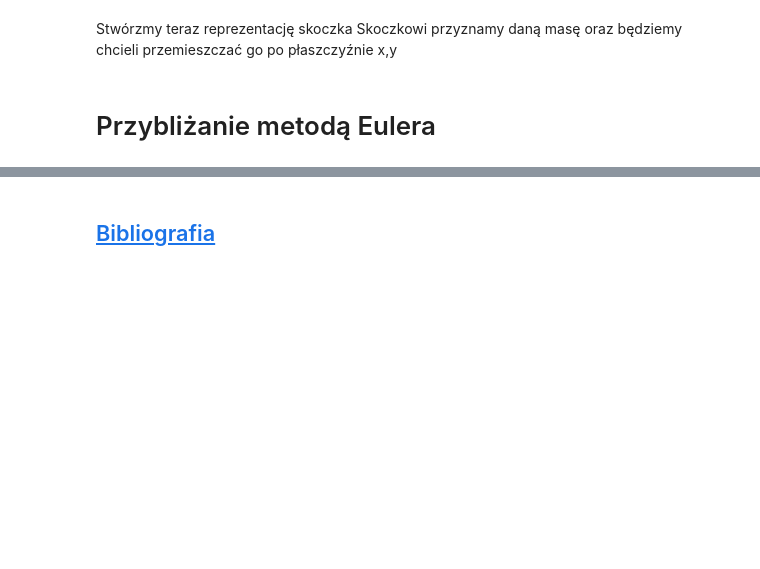
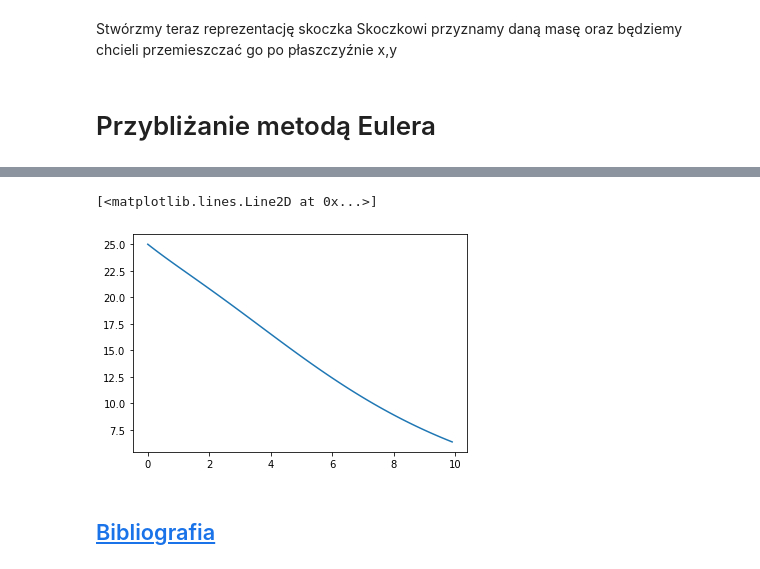
Before and after one commit to maciejratajski1999/Skoki-narciarskie, a Jupyter notebook: main.ipynb, the cells around one changed output, grey strips where cells are left out. Saved outputs shown, nothing was run; the diff lists cells and outputs as text; code cells hidden in the pictures; blank space fills up the shorter version.

```diff
--- a/main.ipynb
+++ b/main.ipynb
@@ -397,2 +398,22 @@ pyplot.plot(VX,time)
+# %%
+def square_model(v):
+    '''
+    kwadratowa zależność oporu powietrza do prędkości
+    :param v: tuple (Vx(i), Vy(i))
+    :return : tuple (Vx(i+1),Vy(i+1))
+    '''
+    l = (v[0] ** 2 + v[1] ** 2) ** (1 / 2)
+    return -Cd * v[0] * l*delta_time, (-Cd * v[1] * l - g)*delta_time
+
+VX, VY = [skocznia.velocity],[0]
+for t in time[1:]:
+    x,y = square_model((VX[-1],VY[-1]))
+    VX.append(VX[-1] + x)
+    VY.append(VY[-1] + y)
+
+pyplot.plot(time,VX)
+# %% [output]
+[<matplotlib.lines.Line2D at 0x...>]
+[figure, added]
 # %% [markdown]
  ## [Bibliografia](Bibliografia.ipynb)
```
Also changed, not shown: parts of 1 cell of this notebook.
